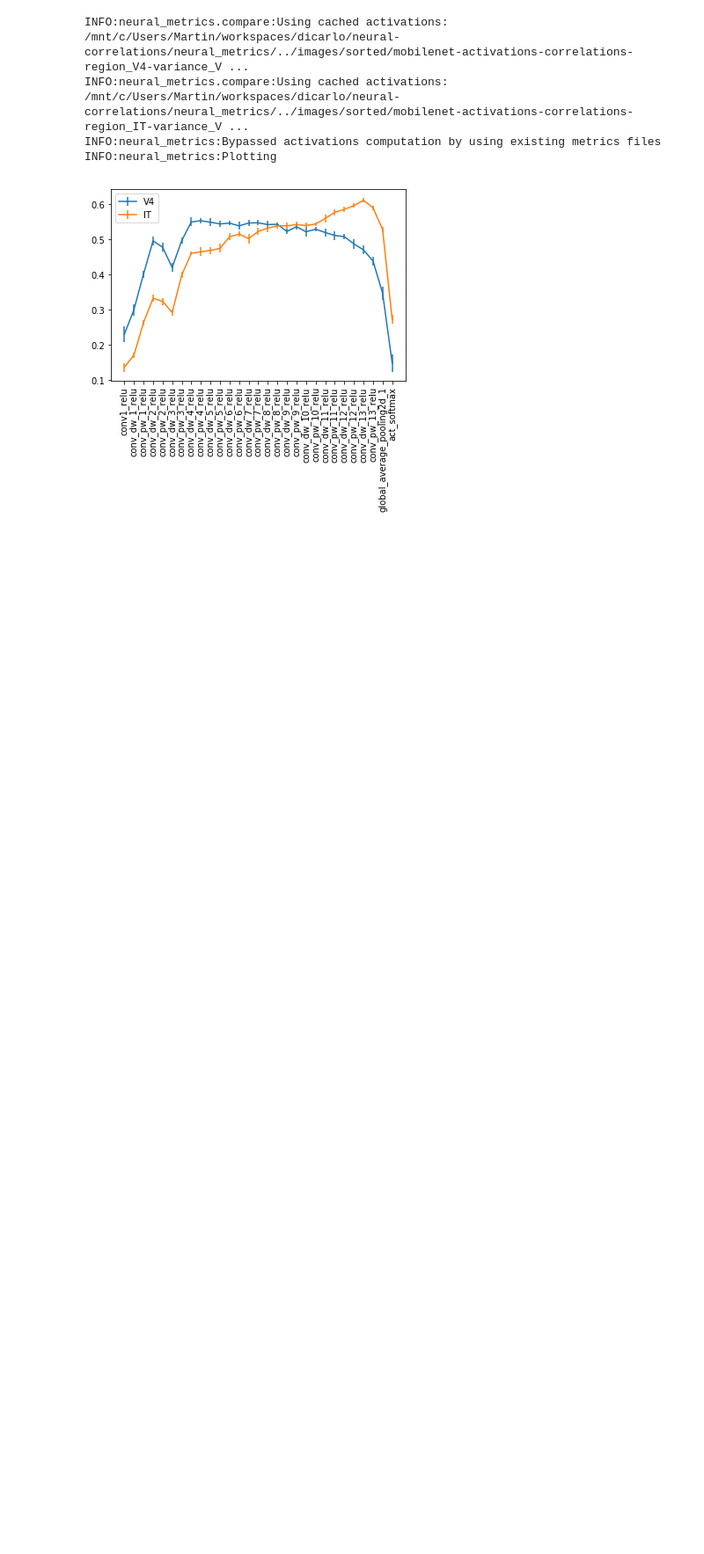
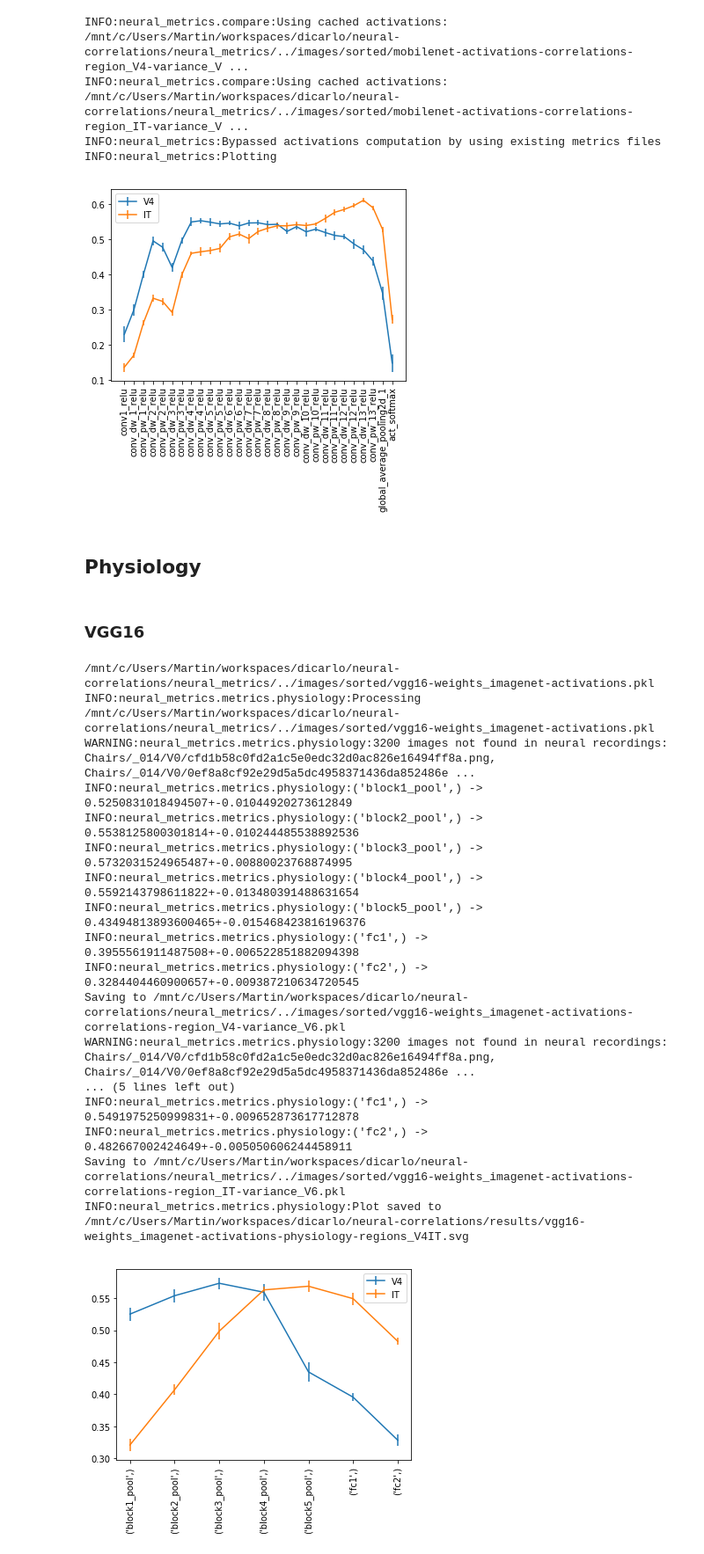
Before and after one commit to mschrimpf/neural-nlp, a Jupyter notebook: results/models_neuralfit.ipynb, the cells around one changed output. Shown at 88% size. Drawn from its saved outputs; the diff is of its cells as text; code cells hidden in the pictures; blank space fills up the shorter version.

```diff
--- a/results/models_neuralfit.ipynb
+++ b/results/models_neuralfit.ipynb
@@ -2,10 +2,19 @@
 % matplotlib inline
 
 import logging
+import os
 import sys
 
-from neural_metrics import run
+from neural_metrics import run, models
+from neural_metrics.metrics import physiology
 
 logging.basicConfig(stream=sys.stdout, level=logging.getLevelName("INFO"))
+
+
+def run_physiology(model, model_weights=models._Defaults.model_weights,
+                   regions=['V4', 'IT'], variance=physiology._Defaults.variance):
+    activations_filepath = models.get_savepath(model, model_weights=model_weights)
+    assert os.path.isfile(activations_filepath)
+    physiology.run(activations_filepath, regions, variance=variance)
 # %% [output]
 Using TensorFlow backend.
@@ -67,3 +98,28 @@ INFO:neural_metrics.compare:Using cached activations: /mnt/c/Users/Martin/worksp
 INFO:neural_metrics:Bypassed activations computation by using existing metrics files
 INFO:neural_metrics:Plotting
 [figure]
+# %% [markdown]
+## Physiology
+# %% [markdown]
+### VGG16
+# %%
+run_physiology(model='vgg16')
+# %% [output]
+/mnt/c/Users/Martin/workspaces/dicarlo/neural-correlations/neural_metrics/../images/sorted/vgg16-weights_imagenet-activations.pkl
+INFO:neural_metrics.metrics.physiology:Processing /mnt/c/Users/Martin/workspaces/dicarlo/neural-correlations/neural_metrics/../images/sorted/vgg16-weights_imagenet-activations.pkl
+WARNING:neural_metrics.metrics.physiology:3200 images not found in neural recordings: Chairs/_014/V0/cfd1b58c0fd2a1c5e0edc32d0ac826e16494ff8a.png, Chairs/_014/V0/0ef8a8cf92e29d5a5dc4958371436da852486e ...
+INFO:neural_metrics.metrics.physiology:('block1_pool',) -> 0.5250831018494507+-0.01044920273612849
+INFO:neural_metrics.metrics.physiology:('block2_pool',) -> 0.5538125800301814+-0.010244485538892536
+INFO:neural_metrics.metrics.physiology:('block3_pool',) -> 0.5732031524965487+-0.00880023768874995
+INFO:neural_metrics.metrics.physiology:('block4_pool',) -> 0.5592143798611822+-0.013480391488631654
+INFO:neural_metrics.metrics.physiology:('block5_pool',) -> 0.43494813893600465+-0.015468423816196376
+INFO:neural_metrics.metrics.physiology:('fc1',) -> 0.3955561911487508+-0.006522851882094398
+INFO:neural_metrics.metrics.physiology:('fc2',) -> 0.3284404460900657+-0.009387210634720545
+Saving to /mnt/c/Users/Martin/workspaces/dicarlo/neural-correlations/neural_metrics/../images/sorted/vgg16-weights_imagenet-activations-correlations-region_V4-variance_V6.pkl
+WARNING:neural_metrics.metrics.physiology:3200 images not found in neural recordings: Chairs/_014/V0/cfd1b58c0fd2a1c5e0edc32d0ac826e16494ff8a.png, Chairs/_014/V0/0ef8a8cf92e29d5a5dc4958371436da852486e ...
+... (5 lines left out)
+INFO:neural_metrics.metrics.physiology:('fc1',) -> 0.5491975250999831+-0.009652873617712878
+INFO:neural_metrics.metrics.physiology:('fc2',) -> 0.482667002424649+-0.005050606244458911
+Saving to /mnt/c/Users/Martin/workspaces/dicarlo/neural-correlations/neural_metrics/../images/sorted/vgg16-weights_imagenet-activations-correlations-region_IT-variance_V6.pkl
+INFO:neural_metrics.metrics.physiology:Plot saved to /mnt/c/Users/Martin/workspaces/dicarlo/neural-correlations/results/vgg16-weights_imagenet-activations-physiology-regions_V4IT.svg
+[figure, added]
```
Also changed, not shown: parts of 9 cells of this notebook, 5 other files.
